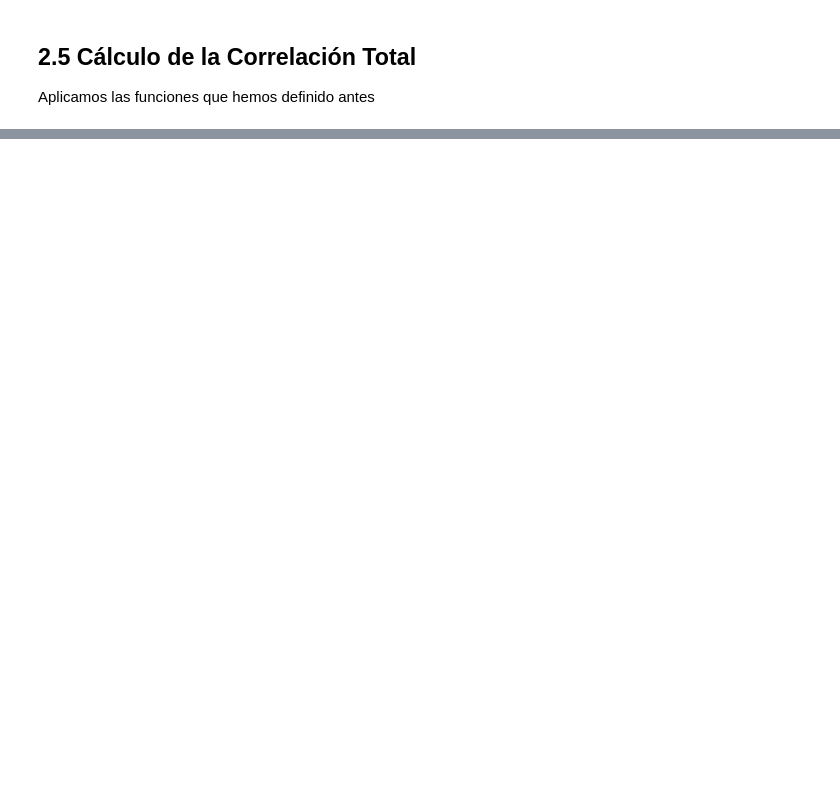
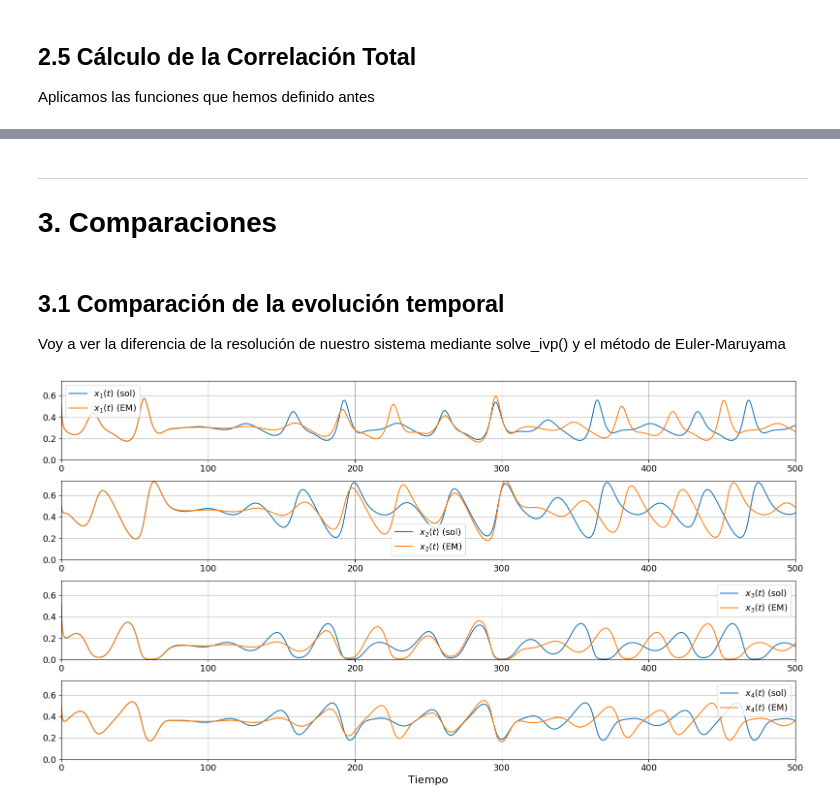
Before and after one commit to jenriquezafra/TFG, a Jupyter notebook: clasical_model.ipynb, the cells around one changed output, grey strips where cells are left out. Cells and saved outputs as stored; diff of their text form; code cells hidden in the pictures; blank space fills up the shorter version.

```diff
--- a/clasical_model.ipynb
+++ b/clasical_model.ipynb
@@ -929,0 +929,34 @@ TC =  5.511577024320168
+# %% [markdown]
+---
+# 3. Comparaciones
+# %% [markdown]
+## 3.1 Comparación de la evolución temporal
+Voy a ver la diferencia de la resolución de nuestro sistema mediante solve_ivp() y el método de Euler-Maruyama
+# %%
+fig, ax = plt.subplots(4, 1, figsize=(16, 9))
+
+# Graficamos la solución "sol"
+ax[0].plot(sol.t, sol.y[0], label='$x_1(t)$ (sol)')
+ax[1].plot(sol.t, sol.y[1], label='$x_2(t)$ (sol)')
+ax[2].plot(sol.t, sol.y[2], label='$x_3(t)$ (sol)')
+ax[3].plot(sol.t, sol.y[3], label='$x_4(t)$ (sol)')
+
+# Graficamos la solución "EM"
+ax[0].plot(t_vals_EM_4esp, x_vals_EM_4esp[:, 0], label='$x_1(t)$ (EM)')
+ax[1].plot(t_vals_EM_4esp, x_vals_EM_4esp[:, 1], label='$x_2(t)$ (EM)')
+ax[2].plot(t_vals_EM_4esp, x_vals_EM_4esp[:, 2], label='$x_3(t)$ (EM)')
+ax[3].plot(t_vals_EM_4esp, x_vals_EM_4esp[:, 3], label='$x_4(t)$ (EM)')
+
+# Ajustes generales para cada subplot
+max_y = max(sol.y.max(), x_vals_EM_4esp.max())
+for i in range(4):
+    ax[i].set_xlim(t_span[0], t_span[1])
+    ax[i].set_ylim(0, max_y)
+    ax[i].grid(True)
+    ax[i].legend(fontsize=13)  # Aseguramos que la leyenda distinga ambas series
+
+ax[3].set_xlabel('Tiempo', fontsize=16)
+plt.tight_layout(rect=[0, 0, 1, 0.96])
+plt.show()
+# %% [output]
+[figure, added]
```
Also changed, not shown: parts of 16 cells of this notebook, 1 other file.
